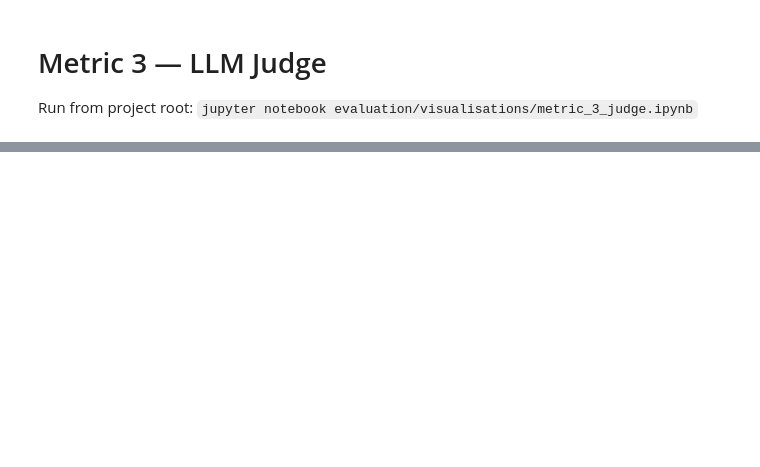
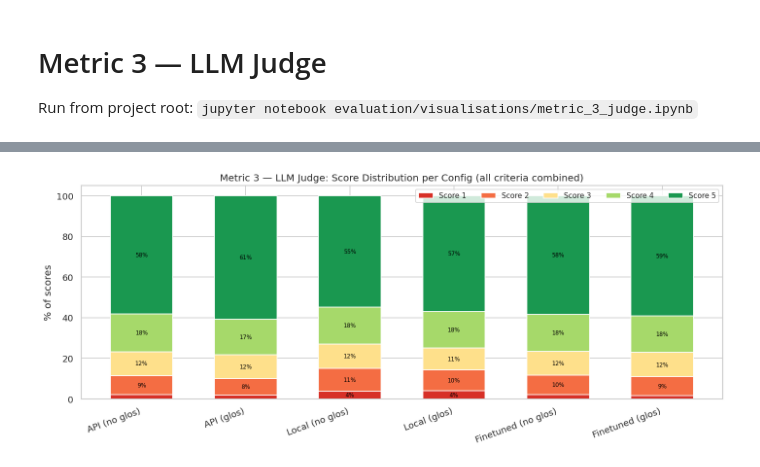
Before and after one commit to noNScop/math_translator, a Jupyter notebook: evaluation/visualisations/metric_3_judge.ipynb, the cells around one changed output, grey strips where cells are left out. Cells and saved outputs as stored; diff of their text form; code cells hidden in the pictures; blank space fills up the shorter version.

```diff
--- a/evaluation/visualisations/metric_3_judge.ipynb
+++ b/evaluation/visualisations/metric_3_judge.ipynb
@@ -142,0 +177,31 @@ plt.show()
+# %%
+# --- Score distribution: stacked % bar showing how often each score (1-5) appears per config ---
+score_vals = [1, 2, 3, 4, 5]
+score_colors = ['#d73027', '#f46d43', '#fee08b', '#a6d96a', '#1a9850']
+
+# melt all criteria into one column so we count across criteria + examples + parts
+melted = df.melt(id_vars=['config'], value_vars=CRITERIA, value_name='score').dropna()
+counts = melted.groupby(['config', 'score']).size().unstack(fill_value=0).reindex(CONFIGS)
+pct = counts.div(counts.sum(axis=1), axis=0) * 100
+
+fig, ax = plt.subplots(figsize=(12, 5))
+bottom = np.zeros(len(CONFIGS))
+x = np.arange(len(CONFIGS))
+for sv, color in zip(score_vals, score_colors):
+    vals = pct[sv].values if sv in pct.columns else np.zeros(len(CONFIGS))
+    bars = ax.bar(x, vals, bottom=bottom, color=color, label=f'Score {sv}', width=0.6)
+    for xi, (v, b) in enumerate(zip(vals, bottom)):
+        if v > 3:
+            ax.text(xi, b + v / 2, f'{v:.0f}%', ha='center', va='center', fontsize=7, color='black')
+    bottom += vals
+
+ax.set_xticks(x)
+ax.set_xticklabels([LABELS[c] for c in CONFIGS], rotation=20, ha='right')
+ax.set_ylabel('% of scores')
+ax.set_ylim(0, 105)
+ax.set_title('Metric 3 — LLM Judge: Score Distribution per Config (all criteria combined)')
+ax.legend(loc='upper right', fontsize=9, ncol=5)
+plt.tight_layout()
+plt.show()
+# %% [output]
+[figure, added]
```
Also changed, not shown: parts of 11 cells of this notebook, 2 other files.
